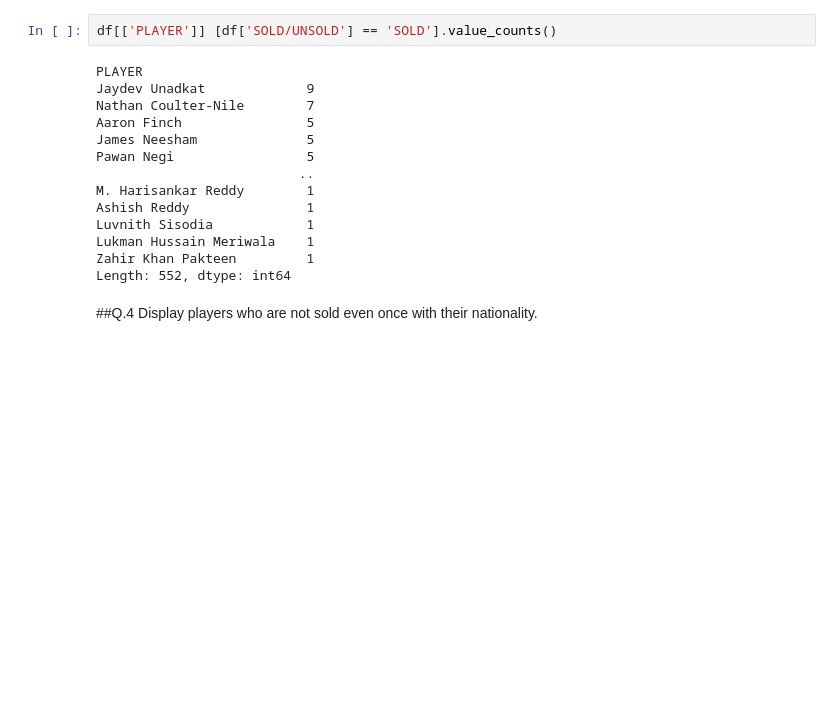
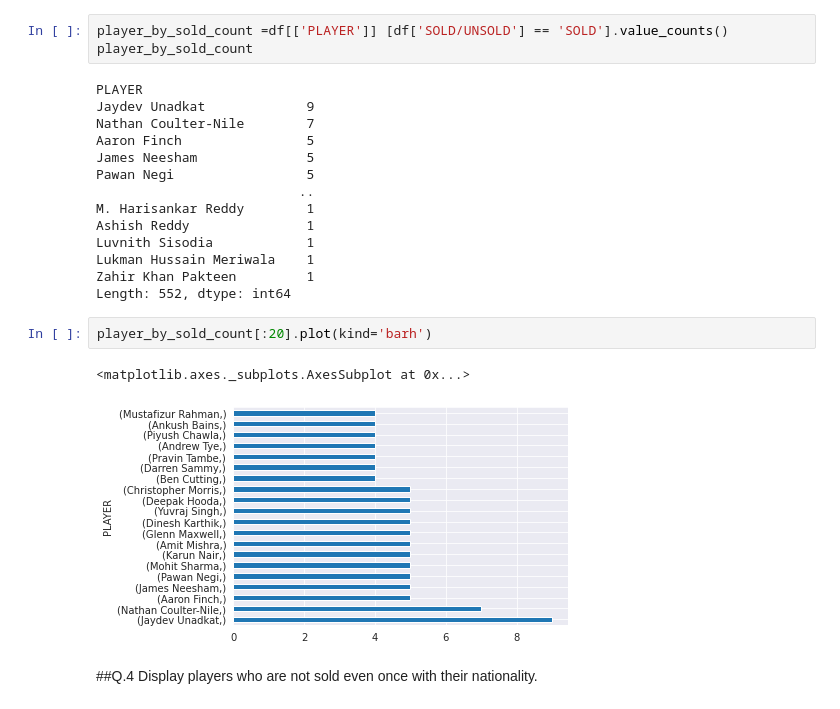
Before and after one commit to Deepali1311/IPL_Auction-DA1, a Jupyter notebook: IPL_Auction_Data_Analysis_.ipynb, the cells around one changed output. Drawn from its saved outputs; the diff is of its cells as text; blank space fills up the shorter version.

```diff
--- a/IPL_Auction_Data_Analysis_.ipynb
+++ b/IPL_Auction_Data_Analysis_.ipynb
@@ -237,7 +240,8 @@ df[['PLAYER','YEAR']] [df['SOLD/UNSOLD'] == 'SOLD']
 # %% [markdown]
 ##Q.3 Total count of player sold
 # %%
-df[['PLAYER']] [df['SOLD/UNSOLD'] == 'SOLD'].value_counts()
+player_by_sold_count =df[['PLAYER']] [df['SOLD/UNSOLD'] == 'SOLD'].value_counts()
+player_by_sold_count
 # %% [output]
 PLAYER
 Jaydev Unadkat             9
@@ -252,6 +256,11 @@ Luvnith Sisodia            1
 Lukman Hussain Meriwala    1
 Zahir Khan Pakteen         1
 Length: 552, dtype: int64
+# %%
+player_by_sold_count[:20].plot(kind='barh')
+# %% [output]
+<matplotlib.axes._subplots.AxesSubplot at 0x...>
+[figure, added]
 # %% [markdown]
 ##Q.4 Display players who are not sold even once with their nationality.
 # %%
```
Also changed, not shown: parts of 12 cells of this notebook.
